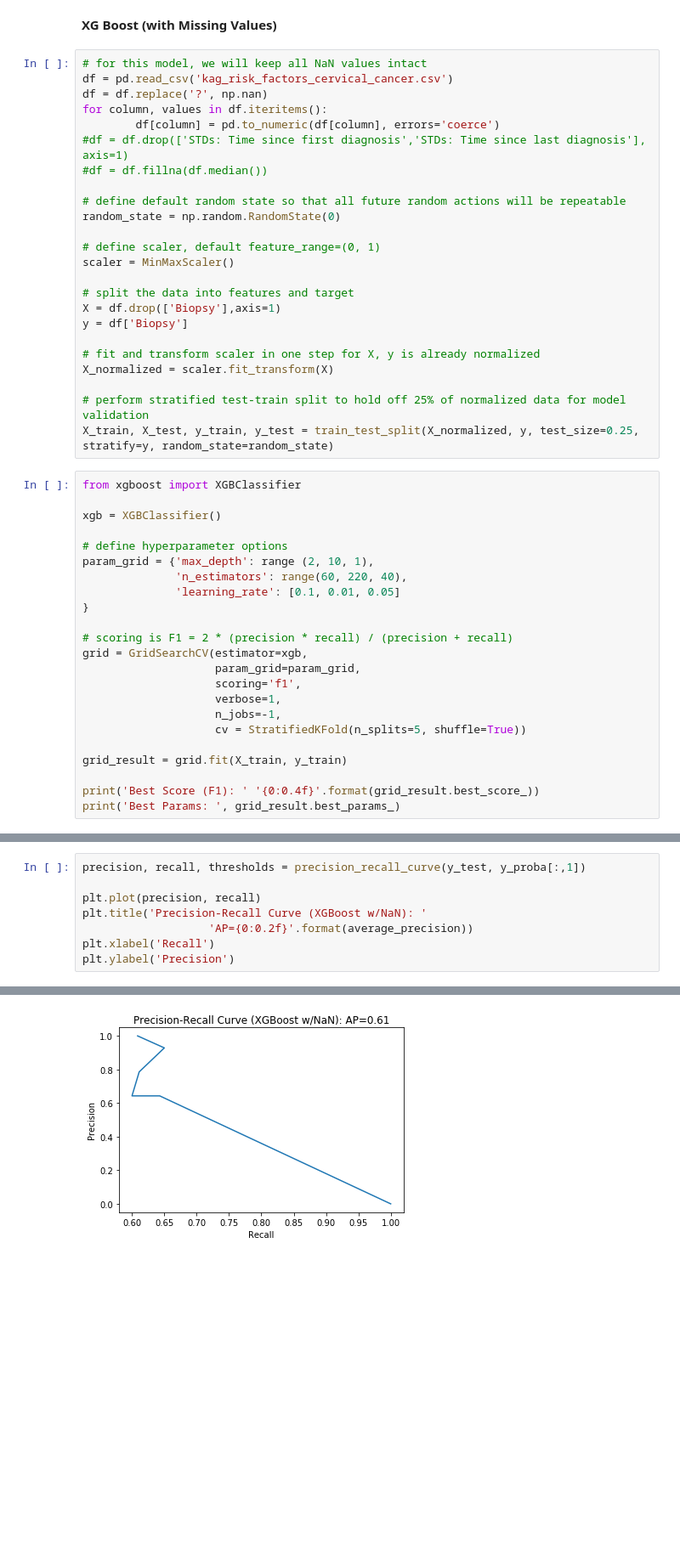
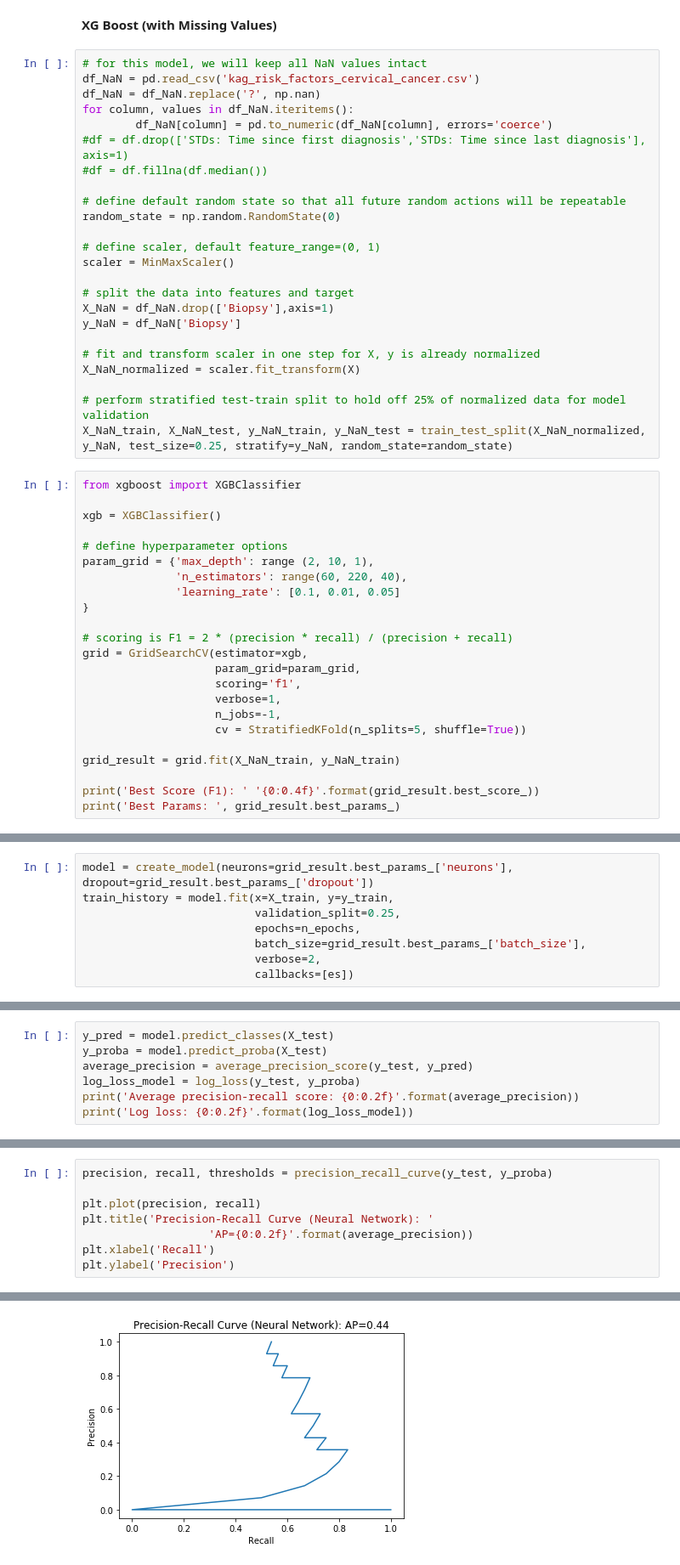
Before and after one commit to s-weisenberg/Data-Science-Projects, a Jupyter notebook: Capstone_Project_1/Capstone1_Machine_Learning.ipynb, the cells around one changed output, grey strips where cells are left out. Shown: that part at 85% size. Saved outputs shown, nothing was run; the diff lists cells and outputs as text; blank space fills up the shorter version.

```diff
--- a/Capstone_Project_1/Capstone1_Machine_Learning.ipynb
+++ b/Capstone_Project_1/Capstone1_Machine_Learning.ipynb
@@ -460,10 +460,10 @@ Text(0, 0.5, 'Precision')
 __XG Boost (with Missing Values)__
 # %%
 # for this model, we will keep all NaN values intact
-df = pd.read_csv('kag_risk_factors_cervical_cancer.csv')
-df = df.replace('?', np.nan)
-for column, values in df.iteritems():
-        df[column] = pd.to_numeric(df[column], errors='coerce')
+df_NaN = pd.read_csv('kag_risk_factors_cervical_cancer.csv')
+df_NaN = df_NaN.replace('?', np.nan)
+for column, values in df_NaN.iteritems():
+        df_NaN[column] = pd.to_numeric(df_NaN[column], errors='coerce')
 #df = df.drop(['STDs: Time since first diagnosis','STDs: Time since last diagnosis'], axis=1)
 #df = df.fillna(df.median())
 
@@ -474,14 +474,14 @@ random_state = np.random.RandomState(0)
 scaler = MinMaxScaler()
 
 # split the data into features and target
-X = df.drop(['Biopsy'],axis=1)
-y = df['Biopsy']
+X_NaN = df_NaN.drop(['Biopsy'],axis=1)
+y_NaN = df_NaN['Biopsy']
 
 # fit and transform scaler in one step for X, y is already normalized
-X_normalized = scaler.fit_transform(X)
+X_NaN_normalized = scaler.fit_transform(X)
 
 # perform stratified test-train split to hold off 25% of normalized data for model validation
-X_train, X_test, y_train, y_test = train_test_split(X_normalized, y, test_size=0.25, stratify=y, random_state=random_state)
+X_NaN_train, X_NaN_test, y_NaN_train, y_NaN_test = train_test_split(X_NaN_normalized, y_NaN, test_size=0.25, stratify=y_NaN, random_state=random_state)
 # %%
 from xgboost import XGBClassifier
 
@@ -501,7 +501,7 @@ grid = GridSearchCV(estimator=xgb,
                     n_jobs=-1,
                     cv = StratifiedKFold(n_splits=5, shuffle=True))
 
-grid_result = grid.fit(X_train, y_train)
+grid_result = grid.fit(X_NaN_train, y_NaN_train)
 
 print('Best Score (F1): ' '{0:0.4f}'.format(grid_result.best_score_))
 print('Best Params: ', grid_result.best_params_)
@@ -525,0 +633,8 @@ Average precision-recall score: 0.61
+# %%
+model = create_model(neurons=grid_result.best_params_['neurons'], dropout=grid_result.best_params_['dropout'])
+train_history = model.fit(x=X_train, y=y_train,
+                          validation_split=0.25,
+                          epochs=n_epochs,
+                          batch_size=grid_result.best_params_['batch_size'],
+                          verbose=2,
+                          callbacks=[es])
@@ -525,0 +659,7 @@ Average precision-recall score: 0.61
+# %%
+y_pred = model.predict_classes(X_test)
+y_proba = model.predict_proba(X_test)
+average_precision = average_precision_score(y_test, y_pred)
+log_loss_model = log_loss(y_test, y_proba)
+print('Average precision-recall score: {0:0.2f}'.format(average_precision))
+print('Log loss: {0:0.2f}'.format(log_loss_model))
@@ -540,11 +689,11 @@ weighted avg       0.97      0.96      0.97       215
 # %%
-precision, recall, thresholds = precision_recall_curve(y_test, y_proba[:,1])
+precision, recall, thresholds = precision_recall_curve(y_test, y_proba)
 
 plt.plot(precision, recall)
-plt.title('Precision-Recall Curve (XGBoost w/NaN): '
+plt.title('Precision-Recall Curve (Neural Network): '
                    'AP={0:0.2f}'.format(average_precision))
 plt.xlabel('Recall')
 plt.ylabel('Precision')
 # %% [output]
 Text(0, 0.5, 'Precision')
-[figure, old version]
+[figure, new version]
```
Also changed, not shown: parts of 32 cells of this notebook.
